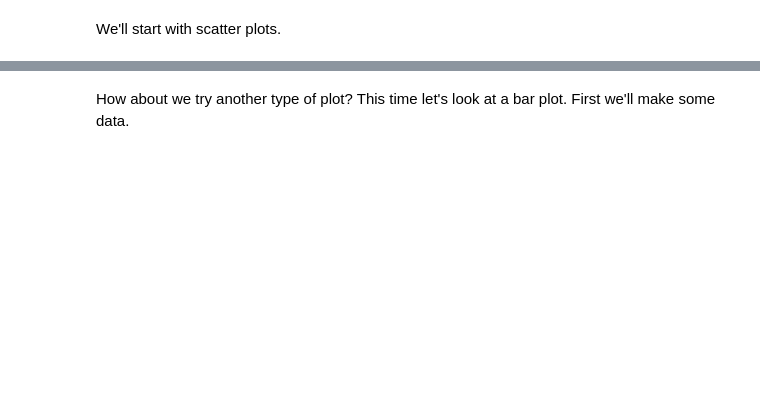
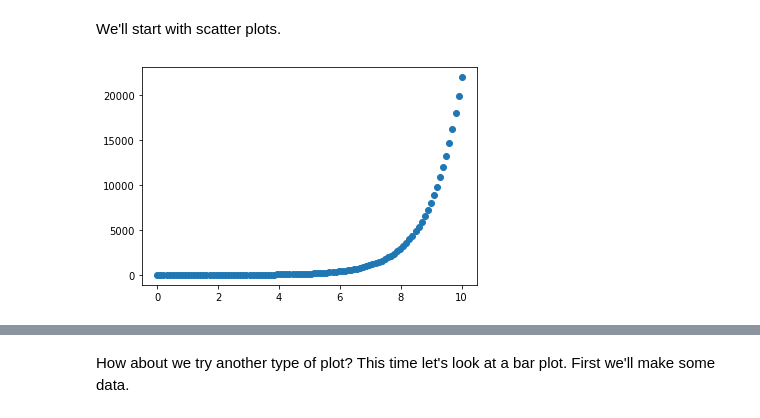
Before and after one commit to liwangcherish/learning-notes-Complete-A.I.-Machine-Learning-Data-Science-Bootcamp, a Jupyter notebook: matplotlib-exercises.ipynb, the cells around one changed output, grey strips where cells are left out. Saved outputs shown, nothing was run; the diff lists cells and outputs as text; code cells hidden in the pictures; blank space fills up the shorter version.

```diff
--- a/matplotlib-exercises.ipynb
+++ b/matplotlib-exercises.ipynb
@@ -82,5 +99,9 @@ To help us, we'll import NumPy.
 We'll start with scatter plots.
 # %%
 # Create a scatter plot of X versus the exponential of X (np.exp(X))
+fig, ax = plt.subplots()
+ax.scatter(x, np.exp(x));
+# %% [output]
+[figure, added]
 # %%
 # Create a scatter plot of X versus np.sin(X)
```
Also changed, not shown: parts of 33 cells of this notebook, 1 other file.
